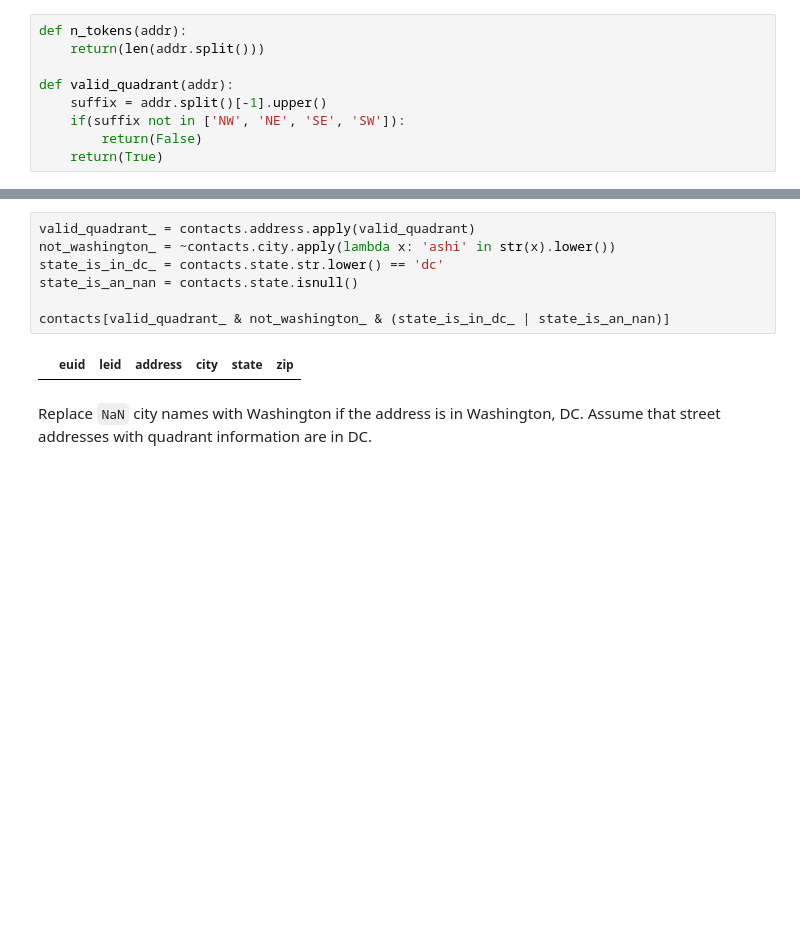
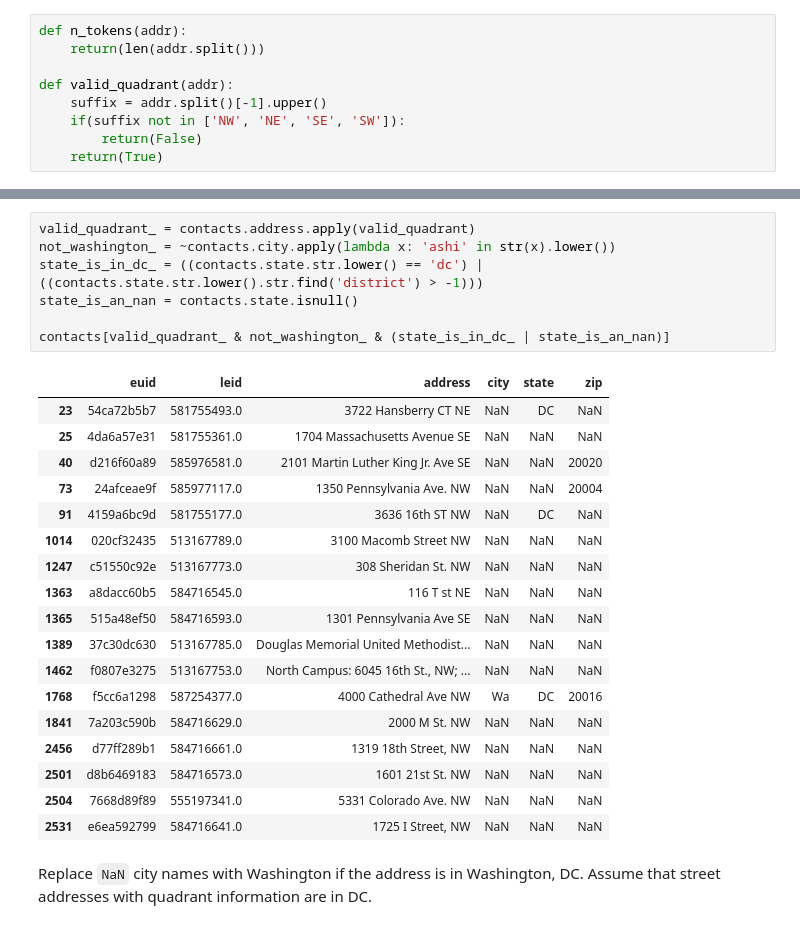
Before and after one commit to gabastil/dc-language-immersion, a Jupyter notebook: src/dc_language_immersion.ipynb, the cells around one changed output, grey strips where cells are left out. Saved outputs shown, nothing was run; the diff lists cells and outputs as text; blank space fills up the shorter version.

```diff
--- a/src/dc_language_immersion.ipynb
+++ b/src/dc_language_immersion.ipynb
@@ -130,12 +109,29 @@ def valid_quadrant(addr):
 # %%
 valid_quadrant_ = contacts.address.apply(valid_quadrant)
 not_washington_ = ~contacts.city.apply(lambda x: 'ashi' in str(x).lower())
-state_is_in_dc_ = contacts.state.str.lower() == 'dc'
+state_is_in_dc_ = ((contacts.state.str.lower() == 'dc') | ((contacts.state.str.lower().str.find('district') > -1)))
 state_is_an_nan = contacts.state.isnull()
 
 contacts[valid_quadrant_ & not_washington_ & (state_is_in_dc_ | state_is_an_nan)]
 # %% [output]
 |  | euid | leid | address | city | state | zip |
+| 23 | 54ca72b5b7 | 581755493.0 | 3722 Hansberry CT NE | NaN | DC | NaN |
+| 25 | 4da6a57e31 | 581755361.0 | 1704 Massachusetts Avenue SE | NaN | NaN | NaN |
+| 40 | d216f60a89 | 585976581.0 | 2101 Martin Luther King Jr. Ave SE | NaN | NaN | 20020 |
+| 73 | 24afceae9f | 585977117.0 | 1350 Pennsylvania Ave. NW | NaN | NaN | 20004 |
+| 91 | 4159a6bc9d | 581755177.0 | 3636 16th ST NW | NaN | DC | NaN |
+| 1014 | 020cf32435 | 513167789.0 | 3100 Macomb Street NW | NaN | NaN | NaN |
+| 1247 | c51550c92e | 513167773.0 | 308 Sheridan St. NW | NaN | NaN | NaN |
+| 1363 | a8dacc60b5 | 584716545.0 | 116 T st NE | NaN | NaN | NaN |
+| 1365 | 515a48ef50 | 584716593.0 | 1301 Pennsylvania Ave SE | NaN | NaN | NaN |
+| 1389 | 37c30dc630 | 513167785.0 | Douglas Memorial United Methodist... | NaN | NaN | NaN |
+| 1462 | f0807e3275 | 513167753.0 | North Campus: 6045 16th St., NW; ... | NaN | NaN | NaN |
+| 1768 | f5cc6a1298 | 587254377.0 | 4000 Cathedral Ave NW | Wa | DC | 20016 |
+| 1841 | 7a203c590b | 584716629.0 | 2000 M St. NW | NaN | NaN | NaN |
+| 2456 | d77ff289b1 | 584716661.0 | 1319 18th Street, NW | NaN | NaN | NaN |
+| 2501 | d8b6469183 | 584716573.0 | 1601 21st St. NW | NaN | NaN | NaN |
+| 2504 | 7668d89f89 | 555197341.0 | 5331 Colorado Ave. NW | NaN | NaN | NaN |
+| 2531 | e6ea592799 | 584716641.0 | 1725 I Street, NW | NaN | NaN | NaN |
 # %% [markdown]
 Replace `NaN` city names with Washington if the address is in Washington, DC. Assume that street addresses with quadrant information are in DC.
 # %%
```
Also changed, not shown: parts of 49 cells of this notebook, 8 other files.
